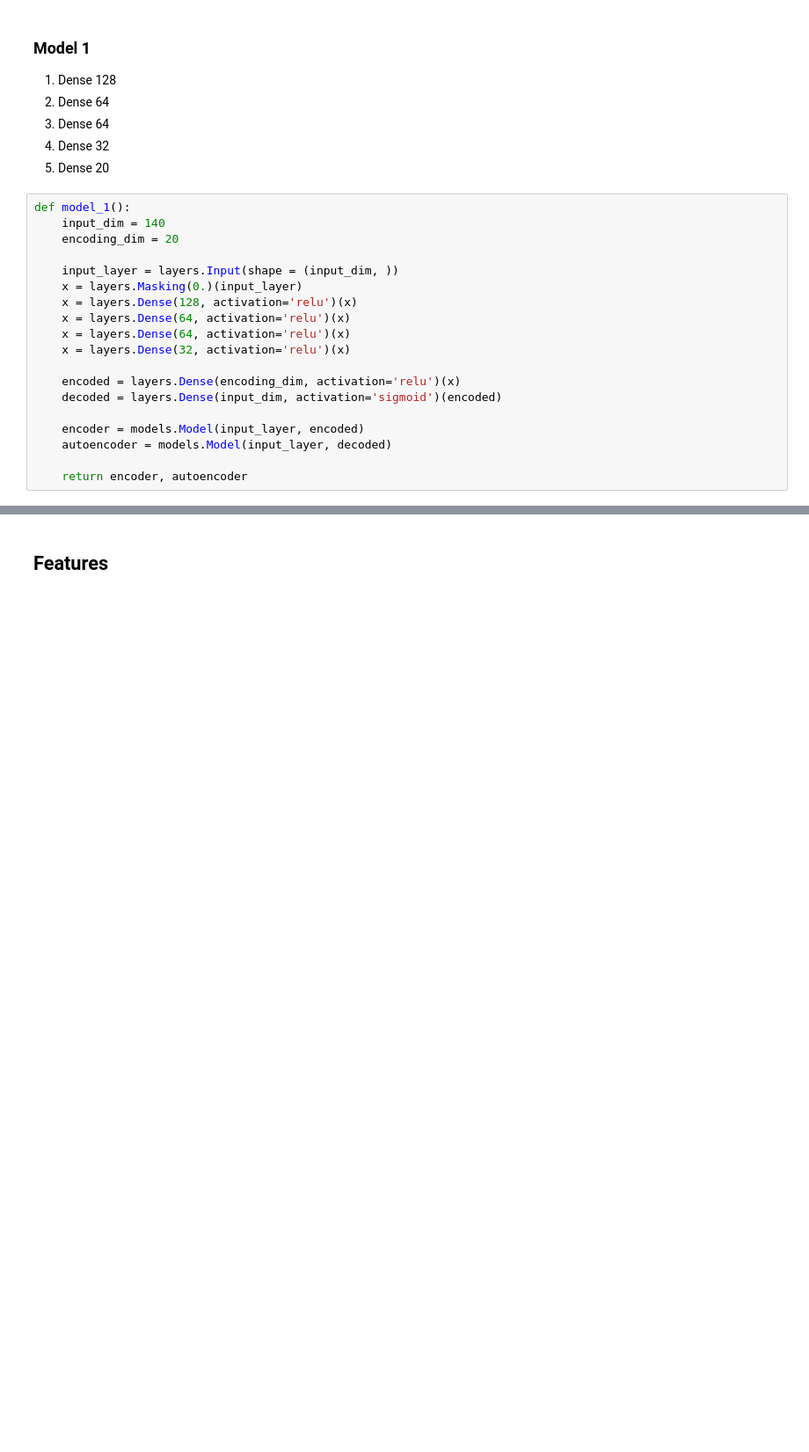
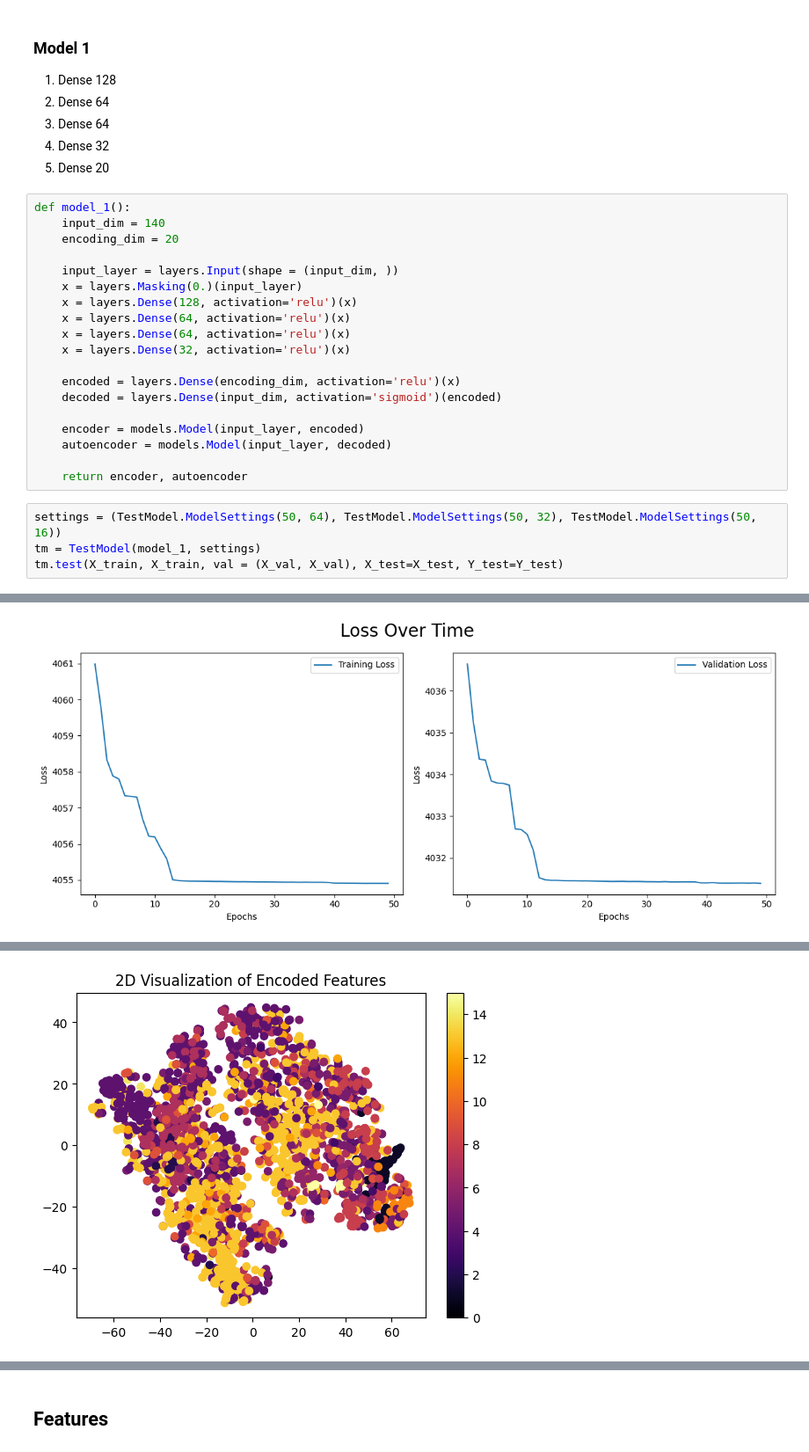
Before and after one commit to ShiroOYuki/Music_score, a Jupyter notebook: src/fma_autoencoder.ipynb, the cells around one changed output, grey strips where cells are left out. Shown at 88% size. Saved outputs shown, nothing was run; the diff lists cells and outputs as text; blank space fills up the shorter version.

Commit message:
add class 'ModelTest'

```diff
--- a/src/fma_autoencoder.ipynb
+++ b/src/fma_autoencoder.ipynb
@@ -85,3 +52,8 @@ def model_1():
     autoencoder = models.Model(input_layer, decoded)
 
     return encoder, autoencoder
+# %%
+settings = (TestModel.ModelSettings(50, 64), TestModel.ModelSettings(50, 32), TestModel.ModelSettings(50, 16))
+tm = TestModel(model_1, settings)
+tm.test(X_train, X_train, val = (X_val, X_val), X_test=X_test, Y_test=Y_test)
+# %% [output]
@@ -87,0 +62 @@ def model_1():
+[figure, added]
@@ -87,0 +65 @@ def model_1():
+[figure, added]
```
Also changed, not shown: parts of 19 cells of this notebook, 1 other file.
